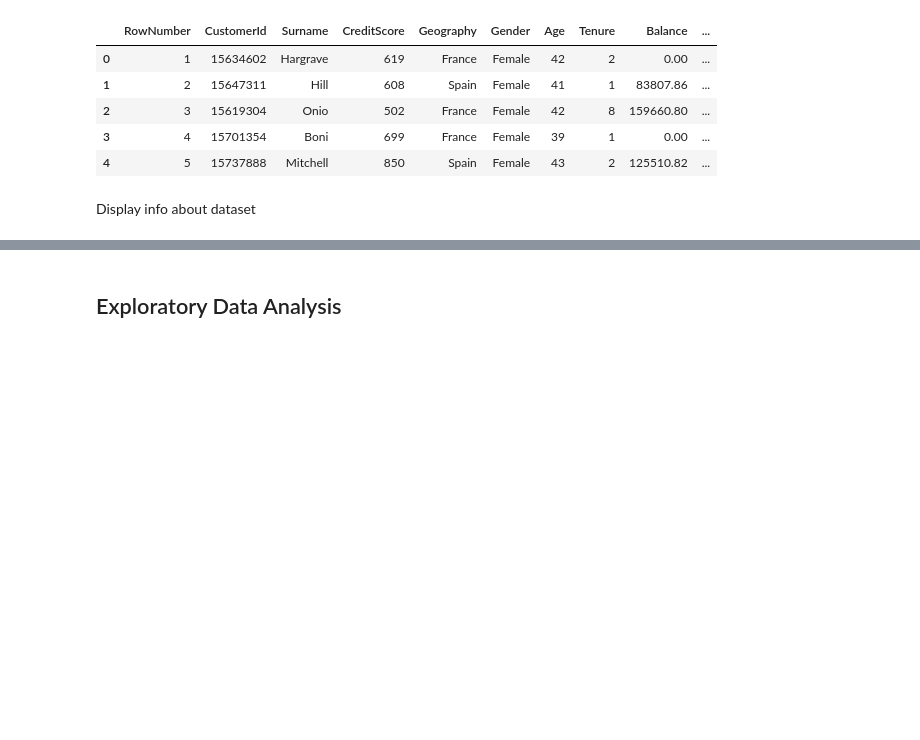
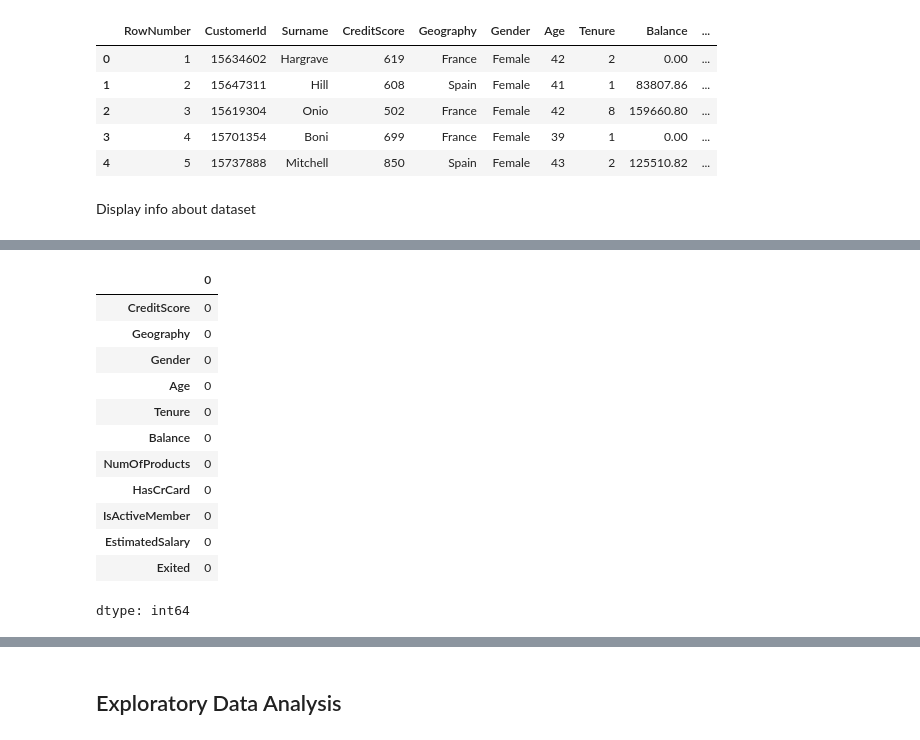
Before and after one commit to lhughey/AIML_Course, a Jupyter notebook: Project 4 - NN - Bank Churn Prediction/INN_Learner_Notebook_Full_code.ipynb, the cells around one changed output, grey strips where cells are left out. Cells and saved outputs as stored; diff of their text form; code cells hidden in the pictures; blank space fills up the shorter version.

```diff
--- a/Project 4 - NN - Bank Churn Prediction/INN_Learner_Notebook_Full_code.ipynb
+++ b/Project 4 - NN - Bank Churn Prediction/INN_Learner_Notebook_Full_code.ipynb
@@ -119,0 +133,2 @@ The data contains a few columns that will need to be dropped, as they serve no p
+# %%
+data.drop(['RowNumber', 'CustomerId', 'Surname'], axis=1, inplace=True)
@@ -119,0 +140,17 @@ The data contains a few columns that will need to be dropped, as they serve no p
+# %%
+#check for nulls
+data.isnull().sum()
+# %% [output]
+|  | 0 |
+| CreditScore | 0 |
+| Geography | 0 |
+| Gender | 0 |
+| Age | 0 |
+| Tenure | 0 |
+| Balance | 0 |
+| NumOfProducts | 0 |
+| HasCrCard | 0 |
+| IsActiveMember | 0 |
+| EstimatedSalary | 0 |
+| Exited | 0 |
+dtype: int64
```
Also changed, not shown: parts of 7 cells of this notebook.
